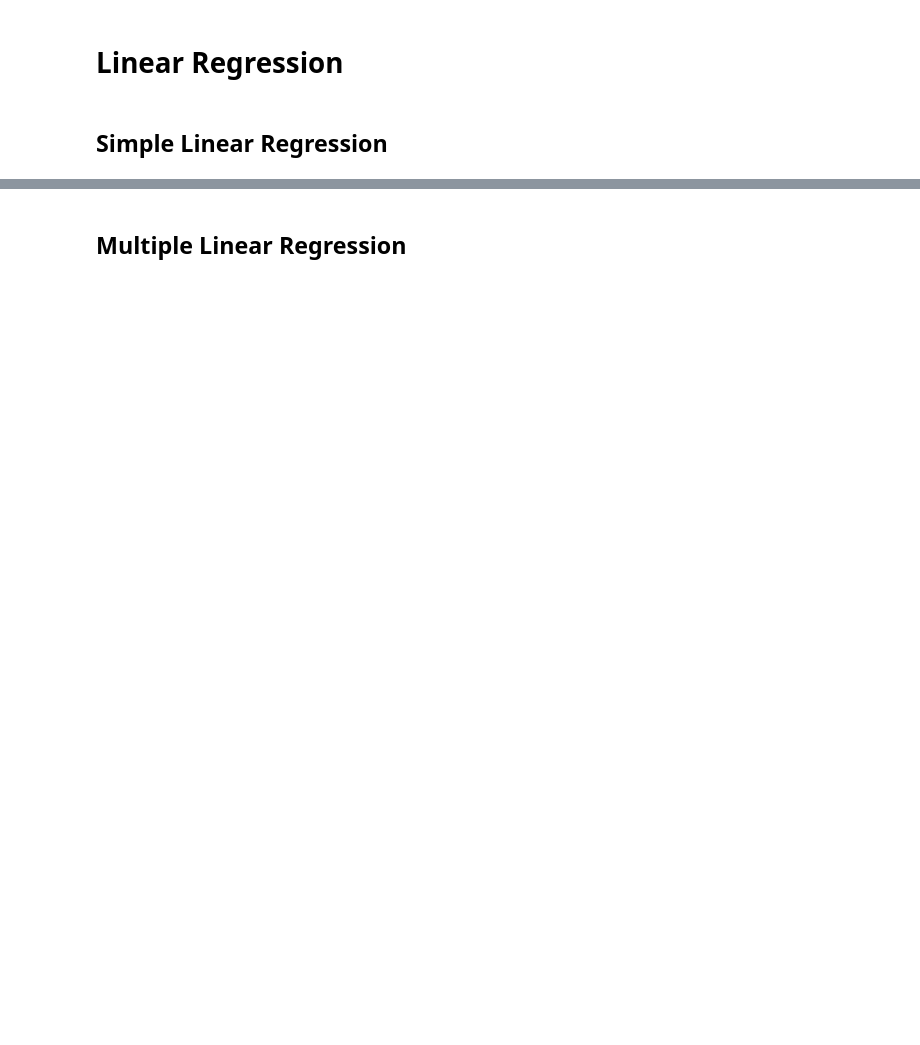
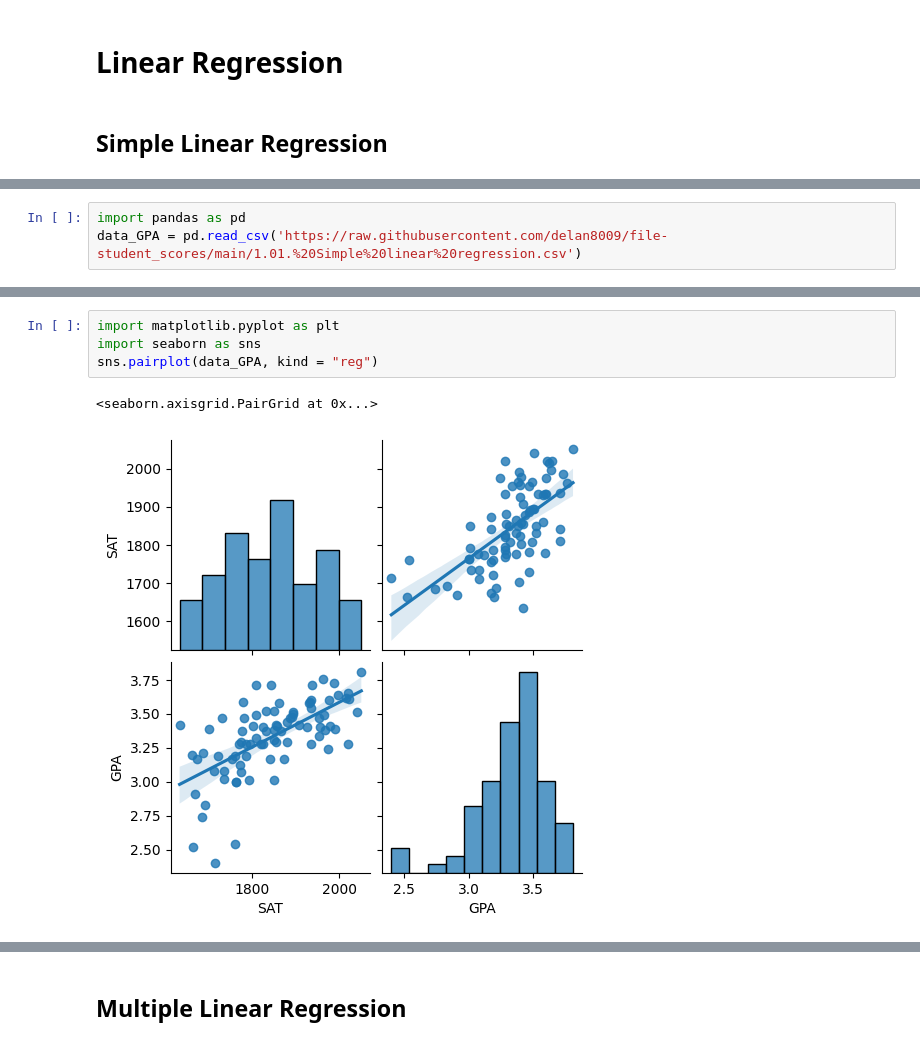
Before and after one commit to Fuuad31/Statistical-Computation---Module-and-Function, a Jupyter notebook: Tugas Minggu V/Tugas Pekan V.ipynb, the cells around one changed output, grey strips where cells are left out. Drawn from its saved outputs; the diff is of its cells as text; blank space fills up the shorter version.

```diff
--- a/Tugas Minggu V/Tugas Pekan V.ipynb
+++ b/Tugas Minggu V/Tugas Pekan V.ipynb
@@ -6,0 +163,3 @@
+# %%
+import pandas as pd
+data_GPA = pd.read_csv('https://raw.githubusercontent.com/delan8009/file-student_scores/main/1.01.%20Simple%20linear%20regression.csv')
@@ -6,0 +221,7 @@
+# %%
+import matplotlib.pyplot as plt
+import seaborn as sns
+sns.pairplot(data_GPA, kind = "reg")
+# %% [output]
+<seaborn.axisgrid.PairGrid at 0x...>
+[figure, added]
```
Also changed, not shown: parts of 47 cells of this notebook.
